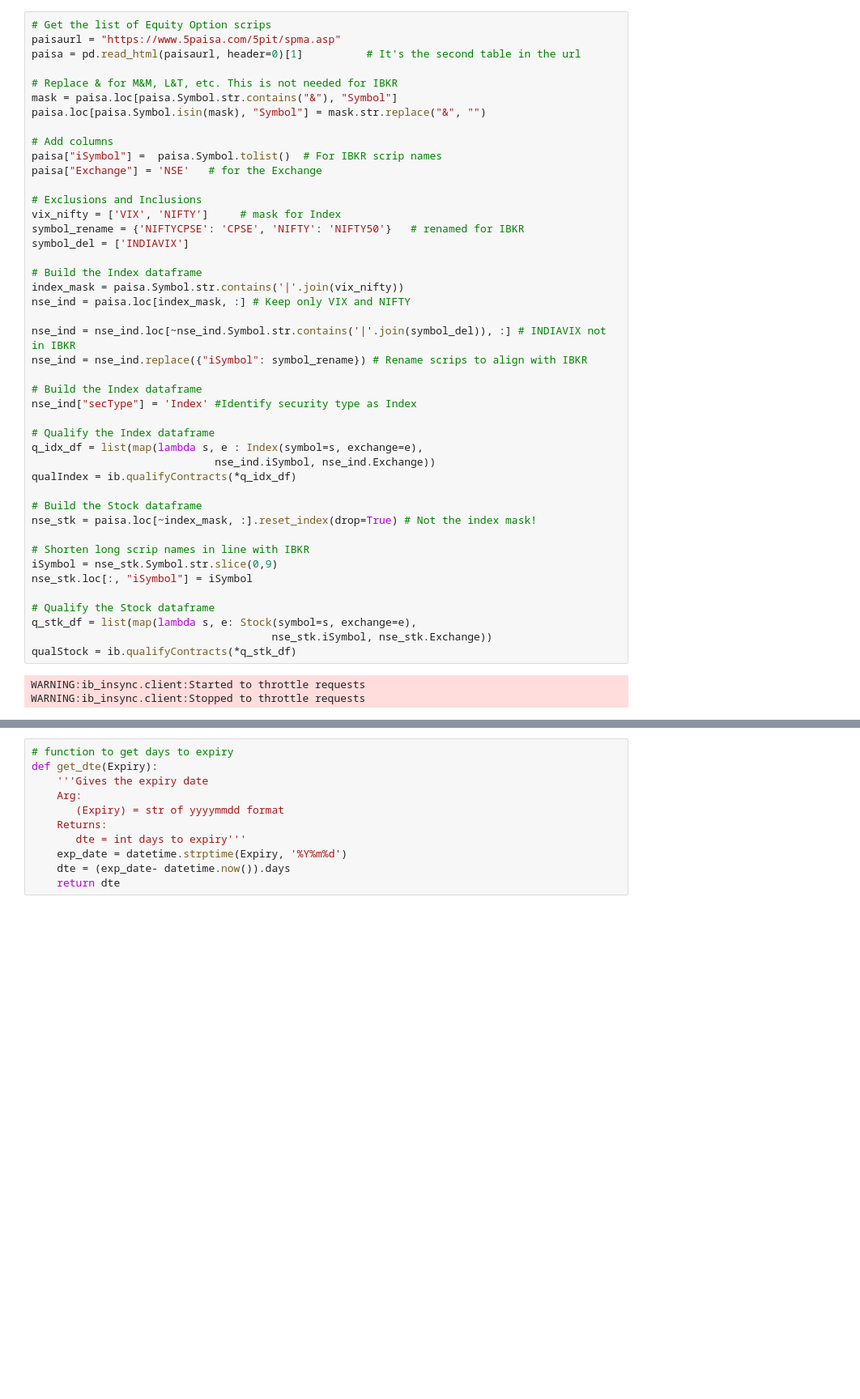
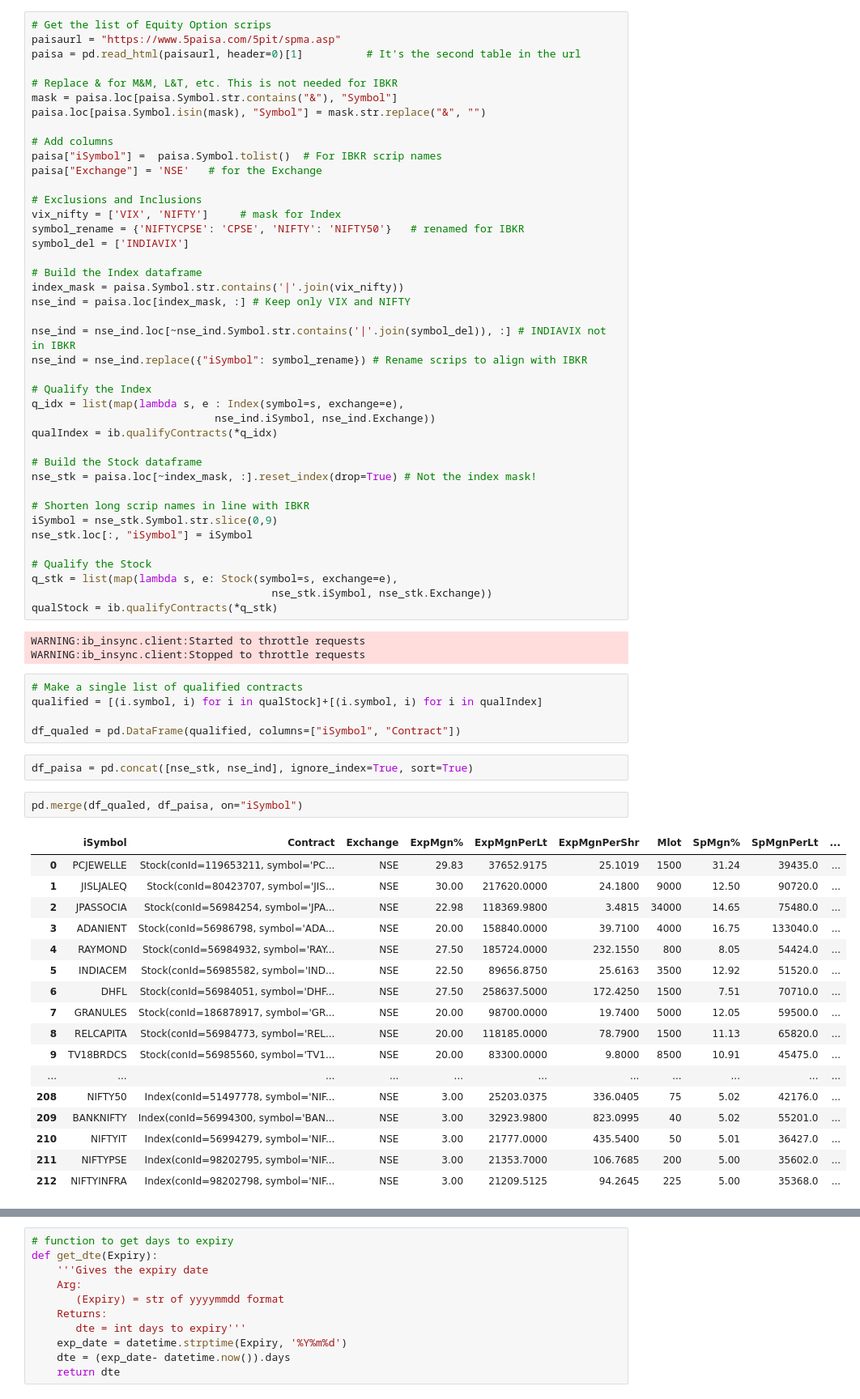
Before and after one commit to reservoirinvest/lab, a Jupyter notebook: _Ewald_option_chains.ipynb, the cells around one changed output, grey strips where cells are left out. Shown: that part at 81% size. Saved outputs shown, nothing was run; the diff lists cells and outputs as text; blank space fills up the shorter version.

Commit message:
Good progress on cartesian lists

```diff
--- a/_Ewald_option_chains.ipynb
+++ b/_Ewald_option_chains.ipynb
@@ -38,13 +39,10 @@ nse_ind = paisa.loc[index_mask, :] # Keep only VIX and NIFTY
 nse_ind = nse_ind.loc[~nse_ind.Symbol.str.contains('|'.join(symbol_del)), :] # INDIAVIX not in IBKR
 nse_ind = nse_ind.replace({"iSymbol": symbol_rename}) # Rename scrips to align with IBKR
 
-# Build the Index dataframe
-nse_ind["secType"] = 'Index' #Identify security type as Index
-
-# Qualify the Index dataframe
-q_idx_df = list(map(lambda s, e : Index(symbol=s, exchange=e),
+# Qualify the Index
+q_idx = list(map(lambda s, e : Index(symbol=s, exchange=e),
                              nse_ind.iSymbol, nse_ind.Exchange))
-qualIndex = ib.qualifyContracts(*q_idx_df)
+qualIndex = ib.qualifyContracts(*q_idx)
 
 # Build the Stock dataframe
 nse_stk = paisa.loc[~index_mask, :].reset_index(drop=True) # Not the index mask!
@@ -53,10 +51,37 @@ nse_stk = paisa.loc[~index_mask, :].reset_index(drop=True) # Not the index mask!
 iSymbol = nse_stk.Symbol.str.slice(0,9)
 nse_stk.loc[:, "iSymbol"] = iSymbol
 
-# Qualify the Stock dataframe
-q_stk_df = list(map(lambda s, e: Stock(symbol=s, exchange=e),
+# Qualify the Stock
+q_stk = list(map(lambda s, e: Stock(symbol=s, exchange=e),
                                       nse_stk.iSymbol, nse_stk.Exchange))
-qualStock = ib.qualifyContracts(*q_stk_df)
+qualStock = ib.qualifyContracts(*q_stk)
 # %% [output]
 WARNING:ib_insync.client:Started to throttle requests
 WARNING:ib_insync.client:Stopped to throttle requests
+# %%
+# Make a single list of qualified contracts
+qualified = [(i.symbol, i) for i in qualStock]+[(i.symbol, i) for i in qualIndex]
+
+df_qualed = pd.DataFrame(qualified, columns=["iSymbol", "Contract"])
+# %%
+df_paisa = pd.concat([nse_stk, nse_ind], ignore_index=True, sort=True)
+# %%
+pd.merge(df_qualed, df_paisa, on="iSymbol")
+# %% [output]
+|  | iSymbol | Contract | Exchange | ExpMgn% | ExpMgnPerLt | ExpMgnPerShr | Mlot | SpMgn% | SpMgnPerLt | ... |
+| 0 | PCJEWELLE | Stock(conId=119653211, symbol='PC... | NSE | 29.83 | 37652.9175 | 25.1019 | 1500 | 31.24 | 39435.0 | ... |
+| 1 | JISLJALEQ | Stock(conId=80423707, symbol='JIS... | NSE | 30.00 | 217620.0000 | 24.1800 | 9000 | 12.50 | 90720.0 | ... |
+| 2 | JPASSOCIA | Stock(conId=56984254, symbol='JPA... | NSE | 22.98 | 118369.9800 | 3.4815 | 34000 | 14.65 | 75480.0 | ... |
+| 3 | ADANIENT | Stock(conId=56986798, symbol='ADA... | NSE | 20.00 | 158840.0000 | 39.7100 | 4000 | 16.75 | 133040.0 | ... |
+| 4 | RAYMOND | Stock(conId=56984932, symbol='RAY... | NSE | 27.50 | 185724.0000 | 232.1550 | 800 | 8.05 | 54424.0 | ... |
+| 5 | INDIACEM | Stock(conId=56985582, symbol='IND... | NSE | 22.50 | 89656.8750 | 25.6163 | 3500 | 12.92 | 51520.0 | ... |
+| 6 | DHFL | Stock(conId=56984051, symbol='DHF... | NSE | 27.50 | 258637.5000 | 172.4250 | 1500 | 7.51 | 70710.0 | ... |
+| 7 | GRANULES | Stock(conId=186878917, symbol='GR... | NSE | 20.00 | 98700.0000 | 19.7400 | 5000 | 12.05 | 59500.0 | ... |
+| 8 | RELCAPITA | Stock(conId=56984773, symbol='REL... | NSE | 20.00 | 118185.0000 | 78.7900 | 1500 | 11.13 | 65820.0 | ... |
+| 9 | TV18BRDCS | Stock(conId=56985560, symbol='TV1... | NSE | 20.00 | 83300.0000 | 9.8000 | 8500 | 10.91 | 45475.0 | ... |
+| ... | ... | ... | ... | ... | ... | ... | ... | ... | ... | ... |
+| 208 | NIFTY50 | Index(conId=51497778, symbol='NIF... | NSE | 3.00 | 25203.0375 | 336.0405 | 75 | 5.02 | 42176.0 | ... |
+| 209 | BANKNIFTY | Index(conId=56994300, symbol='BAN... | NSE | 3.00 | 32923.9800 | 823.0995 | 40 | 5.02 | 55201.0 | ... |
+| 210 | NIFTYIT | Index(conId=56994279, symbol='NIF... | NSE | 3.00 | 21777.0000 | 435.5400 | 50 | 5.01 | 36427.0 | ... |
+| 211 | NIFTYPSE | Index(conId=98202795, symbol='NIF... | NSE | 3.00 | 21353.7000 | 106.7685 | 200 | 5.00 | 35602.0 | ... |
+| 212 | NIFTYINFRA | Index(conId=98202798, symbol='NIF... | NSE | 3.00 | 21209.5125 | 94.2645 | 225 | 5.00 | 35368.0 | ... |
```
Also changed, not shown: parts of 26 cells of this notebook, 1 other file.
